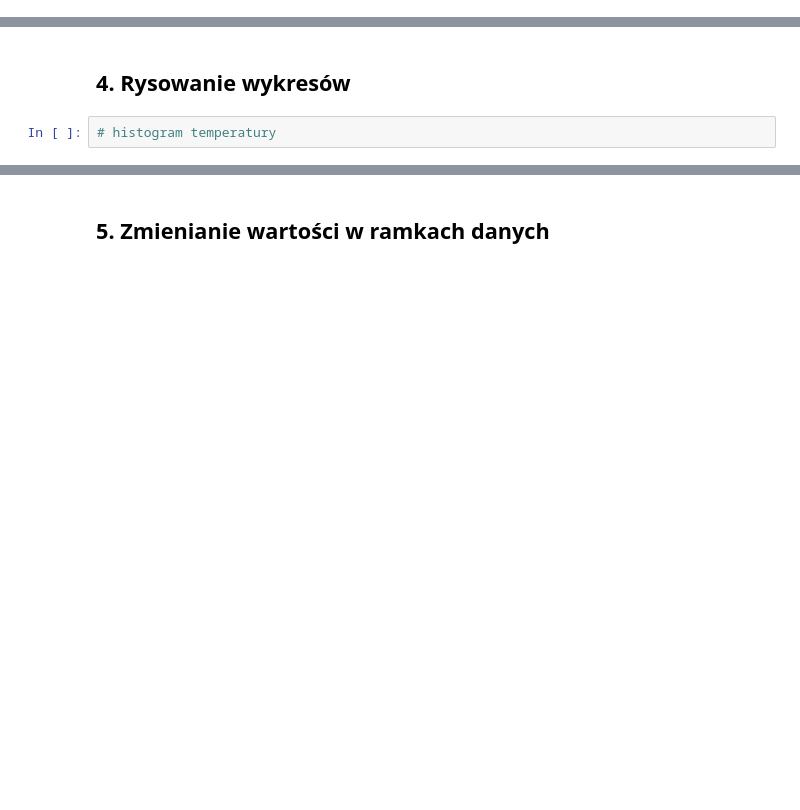
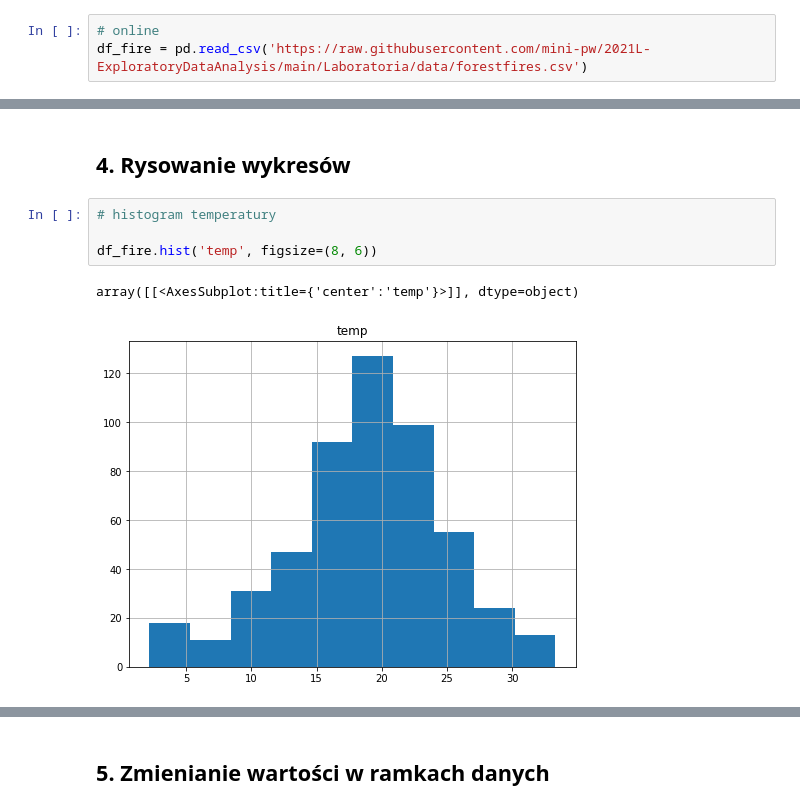
Before and after one commit to mini-pw/2021L-ExploratoryDataAnalysis, a Jupyter notebook: Laboratoria/Lab_9.ipynb, the cells around one changed output, grey strips where cells are left out. Cells and saved outputs as stored; diff of their text form; blank space fills up the shorter version.

```diff
--- a/Laboratoria/Lab_9.ipynb
+++ b/Laboratoria/Lab_9.ipynb
@@ -66,0 +133,3 @@ df_fire = None # todo
+# %%
+# online
+df_fire = pd.read_csv('https://raw.githubusercontent.com/mini-pw/2021L-ExploratoryDataAnalysis/main/Laboratoria/data/forestfires.csv')
@@ -90,5 +355,10 @@ df_fire = None # todo
 ## 4. Rysowanie wykresów
 # %%
 # histogram temperatury
+
+df_fire.hist('temp', figsize=(8, 6))
+# %% [output]
+array([[<AxesSubplot:title={'center':'temp'}>]], dtype=object)
+[figure, added]
 # %%
 # zależność temperatury od wiatru
```
Also changed, not shown: parts of 38 cells of this notebook.
